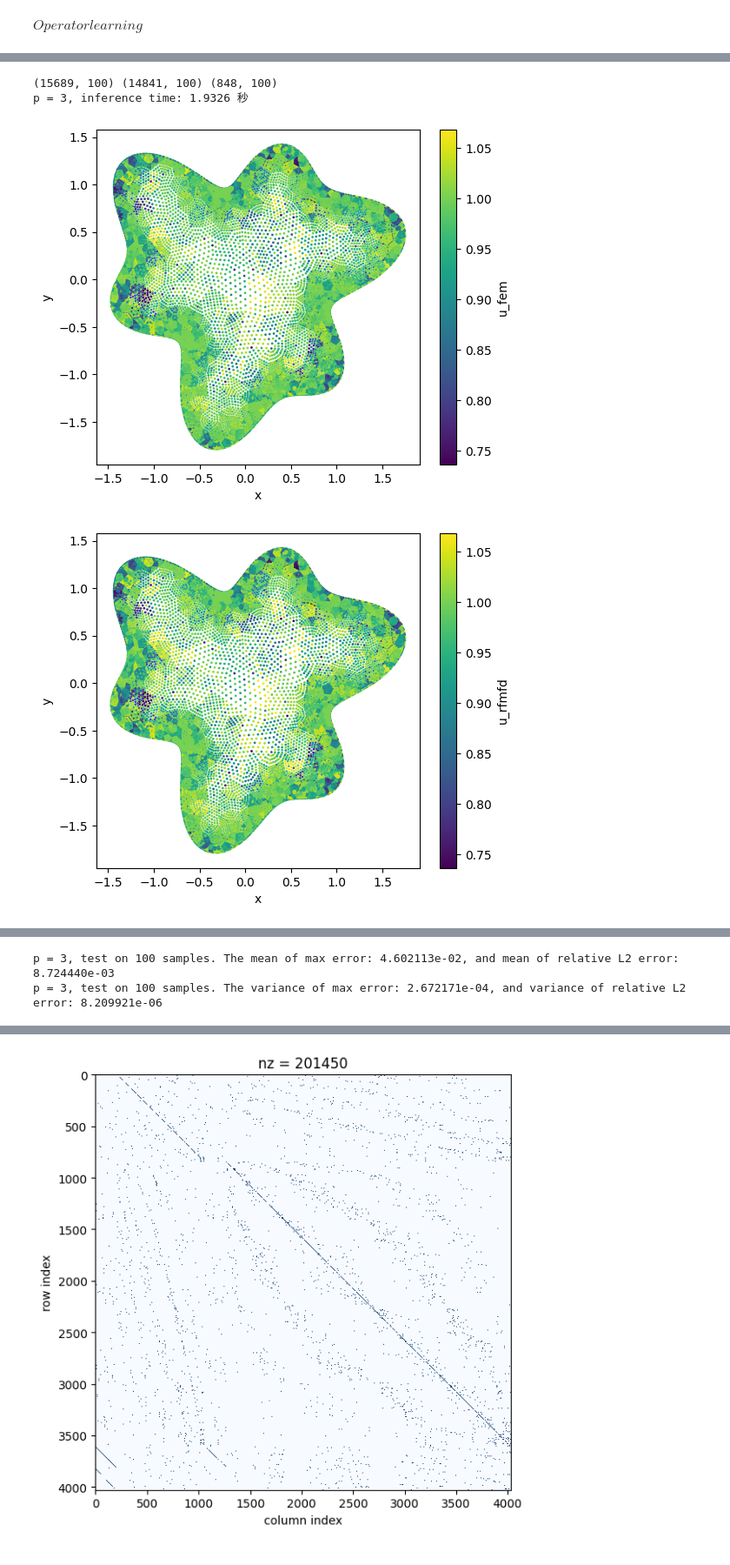
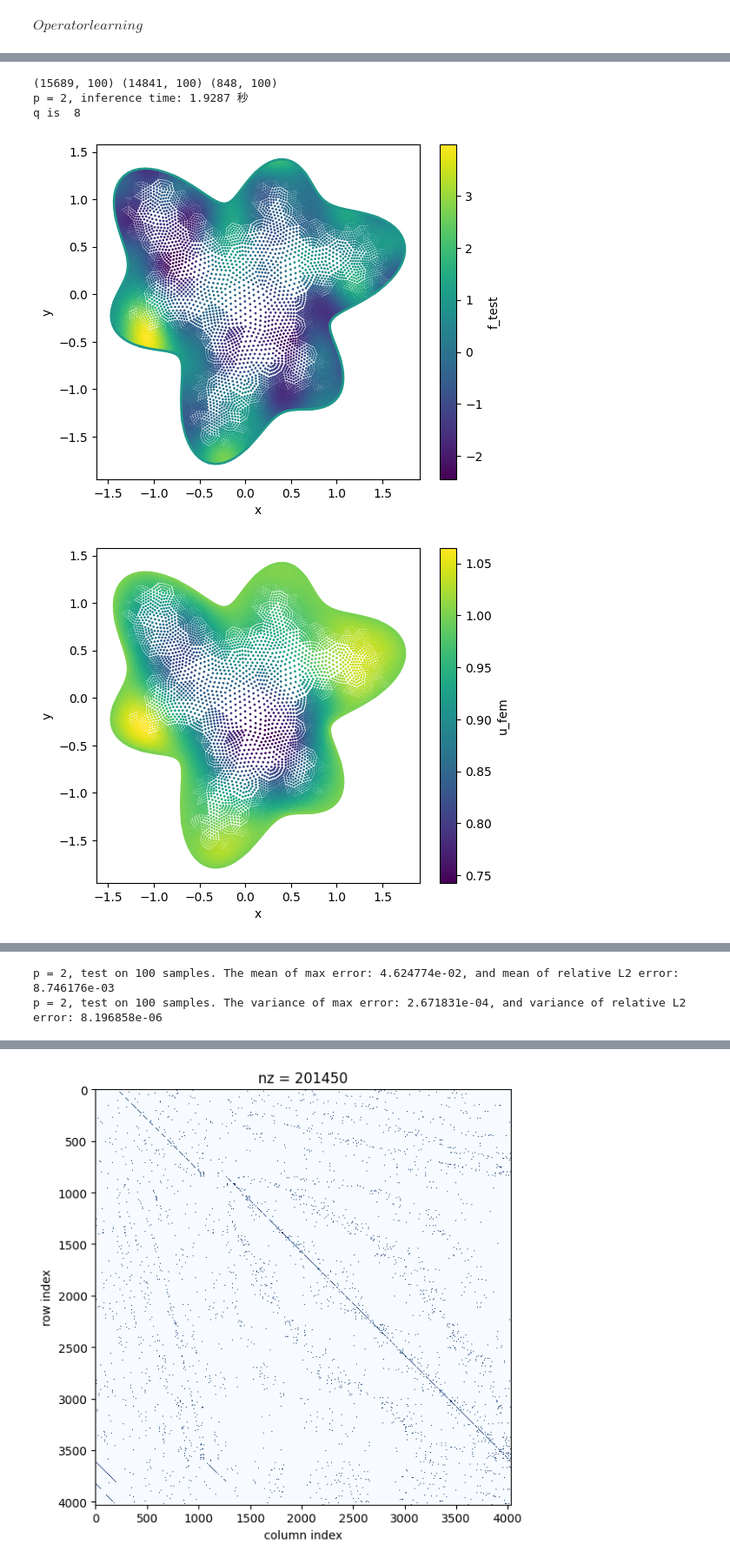
Before and after one commit to wooodswu/one_shot_by_RFM, a Jupyter notebook: mycode/rbf_poisson/RFM_FD_poisson_xcos.ipynb, the cells around one changed output, grey strips where cells are left out. Shown at 87% size. Saved outputs shown, nothing was run; the diff lists cells and outputs as text; code cells hidden in the pictures.

```diff
--- a/mycode/rbf_poisson/RFM_FD_poisson_xcos.ipynb
+++ b/mycode/rbf_poisson/RFM_FD_poisson_xcos.ipynb
@@ -2044,7 +2045,7 @@ testnum = 0
 Yin,Yb = Y[index_in,:],Y[index_bc,:] # interior and boundary points
 f_func = f_new[index_in,testnum]
 g_func = u_new[index_bc,testnum]
-order = 3
+order = 2
 K = 50
 reg = 1e-15
 u_true = u_new[:,testnum]
@@ -2101,7 +2102,7 @@ plt.show()
 ## order = 0, reg = 1e-15
 ## order = 1, reg = 1e-15
 ## order = 2, reg = 1e-15
-## order = 3, reg = 1e-12 ,   效果 1e-12 >  1e-14 > 1e-11
+## order = 3, reg = 1e-15
 
 ## |Y| = |X|, k = 50
 ## order = 0, reg = 1e-14
@@ -2121,6 +2122,7 @@ Relative L2 error in u: 7.898e-03
 import time
 E_inf, E_L2 = np.zeros((100,1)),np.zeros((100,1))
 Yin,Yb = Y[index_in,:],Y[index_bc,:] # interior and boundary points
+Y = np.concatenate([Yin,Yb],axis=0)
 f_vec = f_new[index_in,:]
 g_vec = u_new[index_bc,:]
 
@@ -2147,43 +2149,57 @@ var_L2 = np.var(E_L2)
 
 np.random.seed(100)
 q = np.random.randint(0,100)
+print("q is ", q)
+f_test = RHS[:,q]
+plt.figure(figsize=(6,5))
+plt.scatter(Y[:,0], Y[:,1], c = f_test, cmap='viridis', s=1)
+plt.colorbar(label='f_test')
+plt.xlabel('x')
+plt.ylabel('y')
+plt.savefig(f'./result/poisson2d_rfmfd_p={order}_f_test_size{M}.eps', bbox_inches='tight')
+plt.show()
 
 import matplotlib.colors as mcolors
-
-v_min = min(u_true[:, q].min(), UY[:, q].min())
-v_max = max(u_true[:, q].max(), UY[:, q].max())
+v_min = u_true[:, q].min()
+v_max = u_true[:, q].max()
 norm = mcolors.Normalize(vmin=v_min, vmax=v_max)
 plt.figure(figsize=(6,5))
 plt.scatter(Y[:,0], Y[:,1], c = u_true[:,q], cmap='viridis', s=1, norm=norm)
 plt.colorbar(label='u_fem')
 # plt.title(f'u_fem')
 plt.xlabel('x')
 plt.ylabel('y')
 plt.savefig(f'./result/poisson2d_rfmfd_p={order}_u_fem_size{M}.eps', bbox_inches='tight')
 plt.show()
 
 plt.figure(figsize=(6,5))
 plt.scatter(Y[:,0], Y[:,1], c = UY[:,q] , cmap='viridis', s=1, norm=norm)
 plt.colorbar(label='u_rfmfd')
 # plt.title(f'u_pred')
 plt.xlabel('x')
 plt.ylabel('y')
 plt.savefig(f'./result/poisson2d_rfmfd_p={order}_u_rfmfd_size{M}.eps', bbox_inches='tight')
 plt.show()
 
 plt.figure(figsize=(6,5))
-plt.scatter(Y[:,0], Y[:,1], c = error_inf[:,q], cmap='viridis', s=1)
-plt.colorbar(label='absolute error')
+sc = plt.scatter(Y[:,0], Y[:,1], c = error_inf[:,q], cmap='viridis', s=1)
+cbar = plt.colorbar(sc)
+cbar.set_label('Point-wise Error', fontsize=12)
+formatter = ticker.ScalarFormatter(useMathText=True)
+formatter.set_scientific(True)
+formatter.set_powerlimits((0, 0))
+cbar.ax.yaxis.set_major_formatter(formatter)
 # plt.title(f'Argumented RFM-FD\' point wise error with {order} order polynomial')
 plt.xlabel('x')
 plt.ylabel('y')
 plt.savefig(f'./result/poisson2d_rfmfd_p={order}_error_size{M}.eps', bbox_inches='tight')
 plt.show()
 
 print(f"p = {order}, test on 100 samples. The mean of max error: {avg_inf:3e}, and mean of relative L2 error: {avg_L2:3e}")
 print(f"p = {order}, test on 100 samples. The variance of max error: {var_inf:3e}, and variance of relative L2 error: {var_L2:3e}")
 # %% [output]
 (15689, 100) (14841, 100) (848, 100)
-p = 3, inference time: 1.9326 秒
+p = 2, inference time: 1.9287 秒
+q is  8
-[figure, old version]
+[figure, new version]
-[figure, old version]
+[figure, new version]
@@ -2191,5 +2208,5 @@ p = 3, inference time: 1.9326 秒
-p = 3, test on 100 samples. The mean of max error: 4.602113e-02, and mean of relative L2 error: 8.724440e-03
-p = 3, test on 100 samples. The variance of max error: 2.672171e-04, and variance of relative L2 error: 8.209921e-06
+p = 2, test on 100 samples. The mean of max error: 4.624774e-02, and mean of relative L2 error: 8.746176e-03
+p = 2, test on 100 samples. The variance of max error: 2.671831e-04, and variance of relative L2 error: 8.196858e-06
 # %%
 
 key = 100
```
Also changed, not shown: parts of 4 cells of this notebook, 1 other file.
